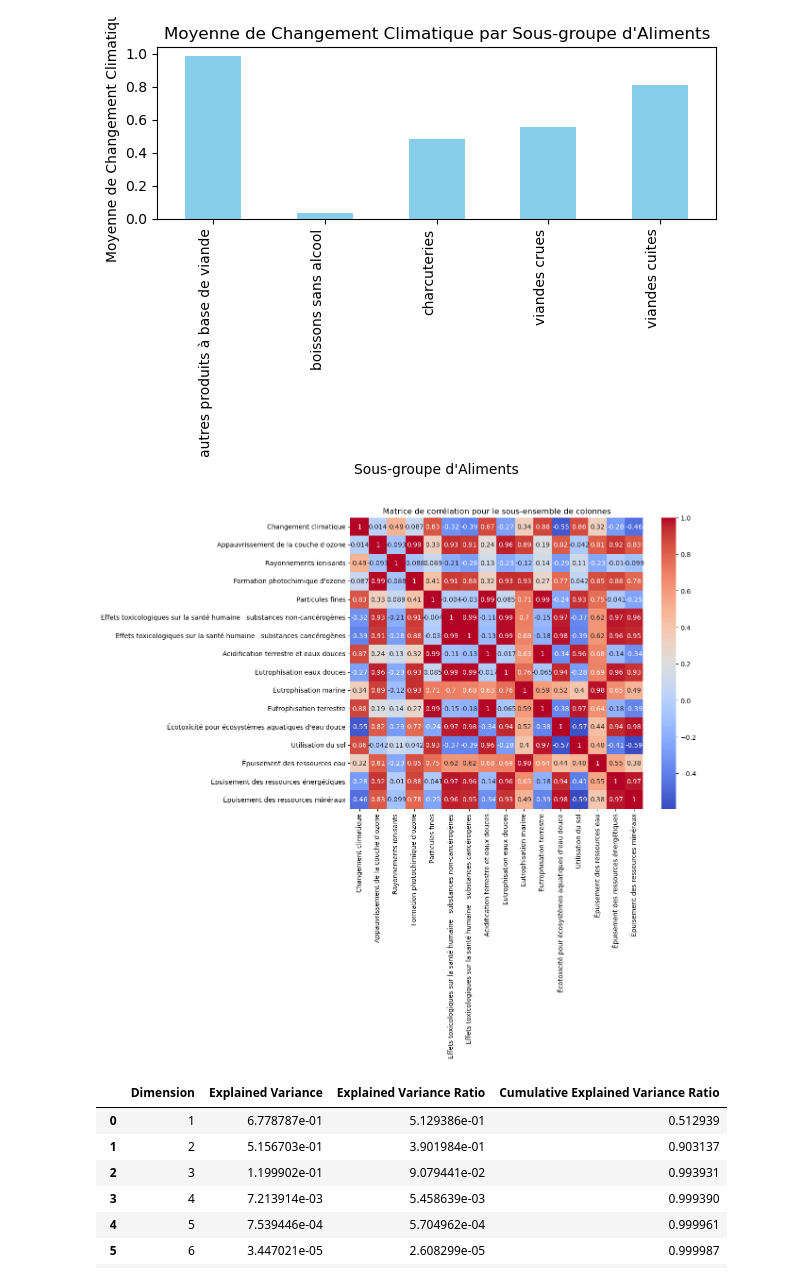
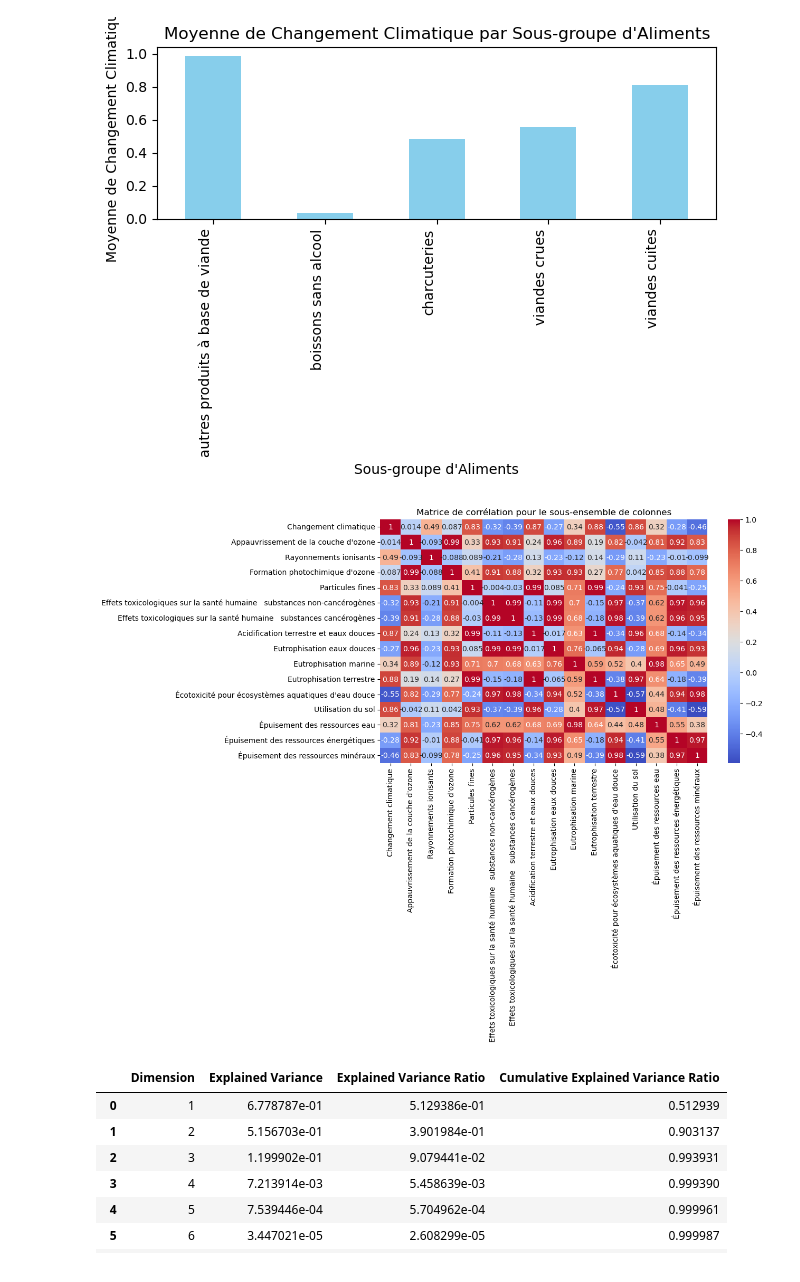
Before and after one commit to ZHANGzhile/DALAS, a Jupyter notebook: projet/Projet-idee copy.ipynb, the cells around one changed output. Cells and saved outputs as stored; diff of their text form; code cells hidden in the pictures.

```diff
--- a/projet/Projet-idee copy.ipynb
+++ b/projet/Projet-idee copy.ipynb
@@ -37,17 +45,17 @@ df_eta = df_eta.dropna()
 # Définir un seuil de 1.96 écarts types (intervalle de confiance à 95 %)
 
 
-threshold = 1.96
+# threshold = 1.96
 
-# Calculer la moyenne et l'écart type
-mean = np.mean(df_synt["DQR"])
-std = np.std(df_synt["DQR"])
+# # Calculer la moyenne et l'écart type
+# mean = np.mean(df_synt["DQR"])
+# std = np.std(df_synt["DQR"])
 
-# Calculer les bornes de l'intervalle de confiance
-low_bound = mean - std * threshold
+# # Calculer les bornes de l'intervalle de confiance
+# low_bound = mean - std * threshold
 
 # Filtrer les lignes avec des valeurs dans l'intervalle de confiance
-df_synt = df_synt[df_synt["DQR"] > low_bound]
+df_synt = df_synt[df_synt["DQR"] <= 4]
 
 # # Définir un seuil de 3 écarts types
 # threshold = 3
@@ -422,15 +427,15 @@ plt.show()
 # %%
 df_subset = df_join_norm.iloc[:, 1:-1]
 # Matrice de corrélation pour le sous-ensemble
 correlation_matrix_subset = df_subset.corr()
 
 # Heatmap des corrélations pour le sous-ensemble
-plt.figure(figsize=(10, 8))
+plt.figure(figsize=(10, 6))
 sns.heatmap(correlation_matrix_subset, annot=True, cmap="coolwarm")
 plt.title("Matrice de corrélation pour le sous-ensemble de colonnes")
 plt.show()
 # %% [output]
-[figure, old version]
+[figure, new version]
 # %%
 from sklearn.decomposition import PCA
 
```
Also changed, not shown: parts of 43 cells of this notebook, 25 other files.
